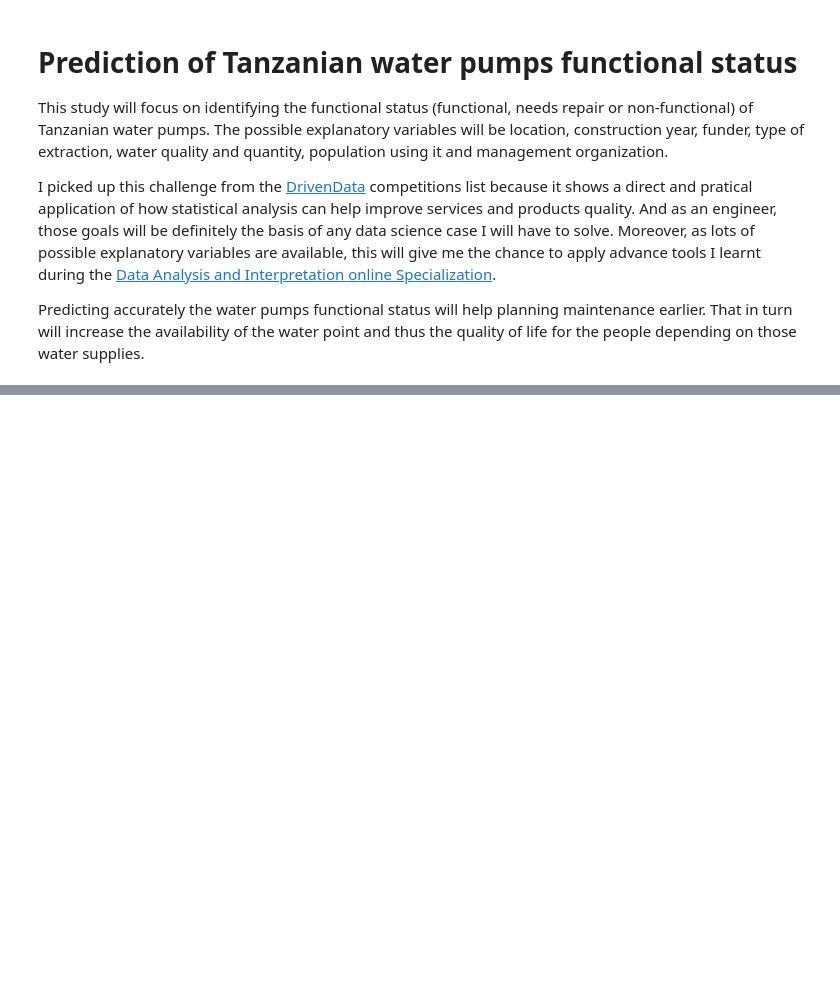
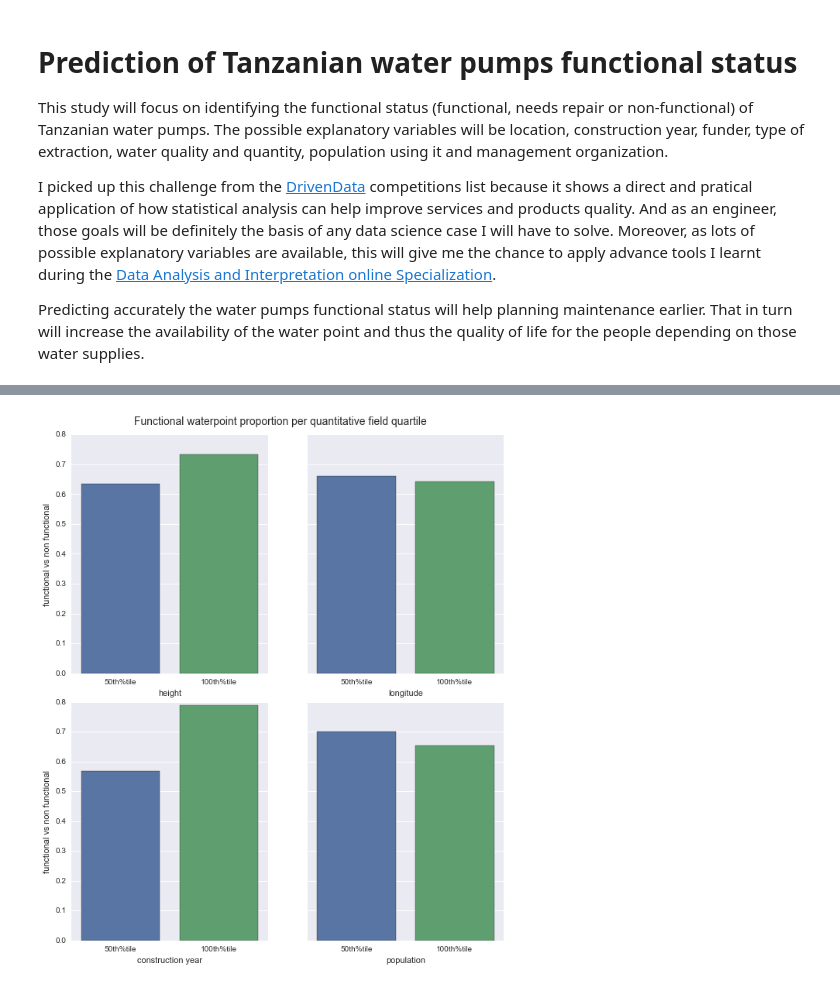
Before and after one commit to fcollonval/coursera_data_visualization, a Jupyter notebook: WaterPumpsPrediction.ipynb, the cells around one changed output, grey strips where cells are left out. Cells and saved outputs as stored; diff of their text form; code cells hidden in the pictures; blank space fills up the shorter version.

```diff
--- a/WaterPumpsPrediction.ipynb
+++ b/WaterPumpsPrediction.ipynb
@@ -291,0 +367,37 @@ cm = sns.light_palette("yellow", as_cmap=True)
+# %%
+fig, axes = plt.subplots(2, 2,
+                         sharey=True,
+                         gridspec_kw=dict(hspace=0.12),
+                         figsize=(10, 11))
+axes = axes.ravel()
+
+for i, field in enumerate(('gps_height', 'longitude', 'construction_year', 'population')):
+    if field == 'gps_height':
+        field_name = 'height'
+    else:
+        field_name = ' '.join(field.split('_'))
+
+    var_analysis = clean_data[['status_group', 'functional', 'no_repairs']]
+    clean_field = clean_data[field].map(lambda x: x if abs(x)>1e-8 else pd.np.nan)
+    var_analysis = var_analysis.join(clean_field).dropna()
+
+    var_analysis[field+'grp2'] = pd.qcut(var_analysis[field],
+                                         2,
+                                         labels=["50th%tile",
+                                                 "100th%tile"])
+#                                          4,
+#                                          labels=["25th%tile", "50th%tile",
+#                                                  "75th%tile", "100th%tile"])
+
+    ax = sns.barplot(x=field+'grp2', y='functional', data=var_analysis, ci=None, ax=axes[i])
+    ax.set_xlabel(field_name)
+    if i % 2 == 0:
+        ax.set_ylabel('functional vs non functional')
+    else:
+        ax.set_ylabel('')
+
+fig.suptitle('Functional waterpoint proportion per quantitative field quartile', fontsize=14)
+plt.subplots_adjust(top=0.95)
+plt.show();
+# %% [output]
+[figure, added]
```
Also changed, not shown: parts of 31 cells of this notebook, 2 other files.
